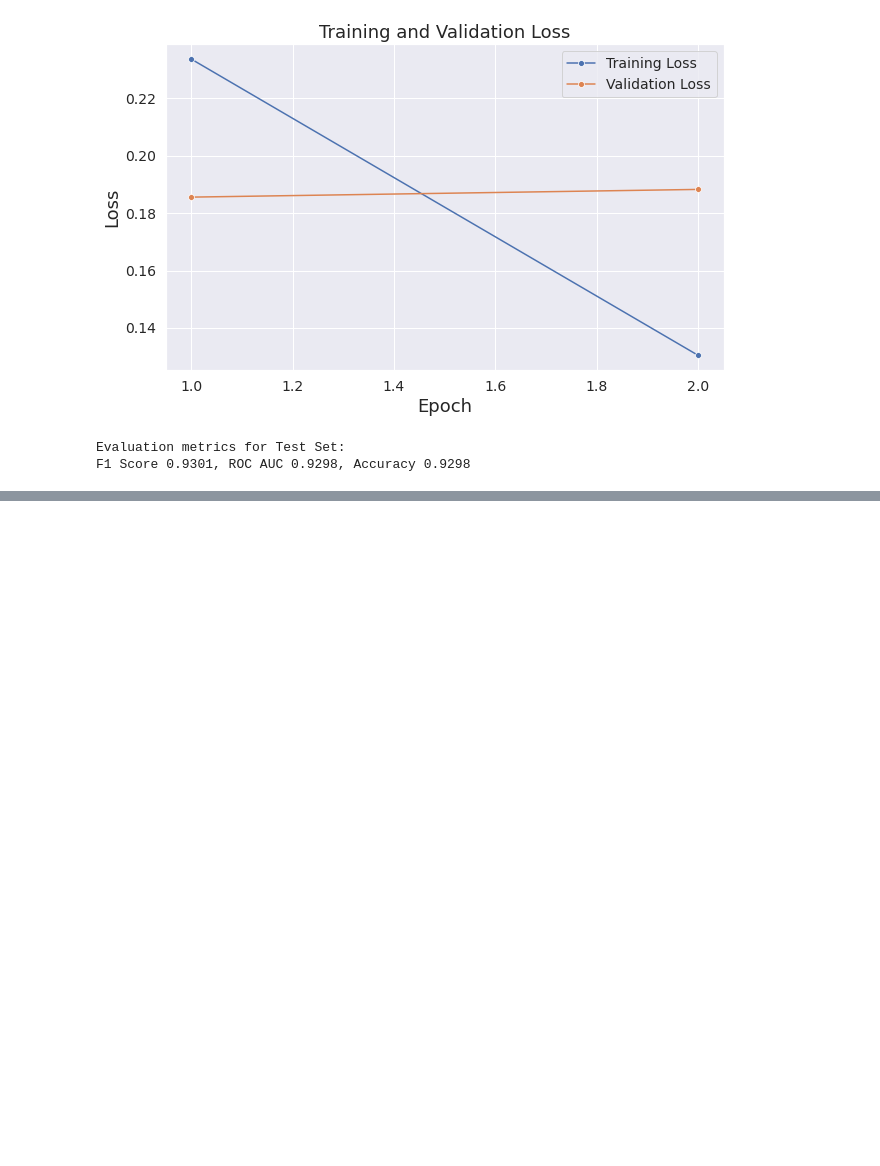
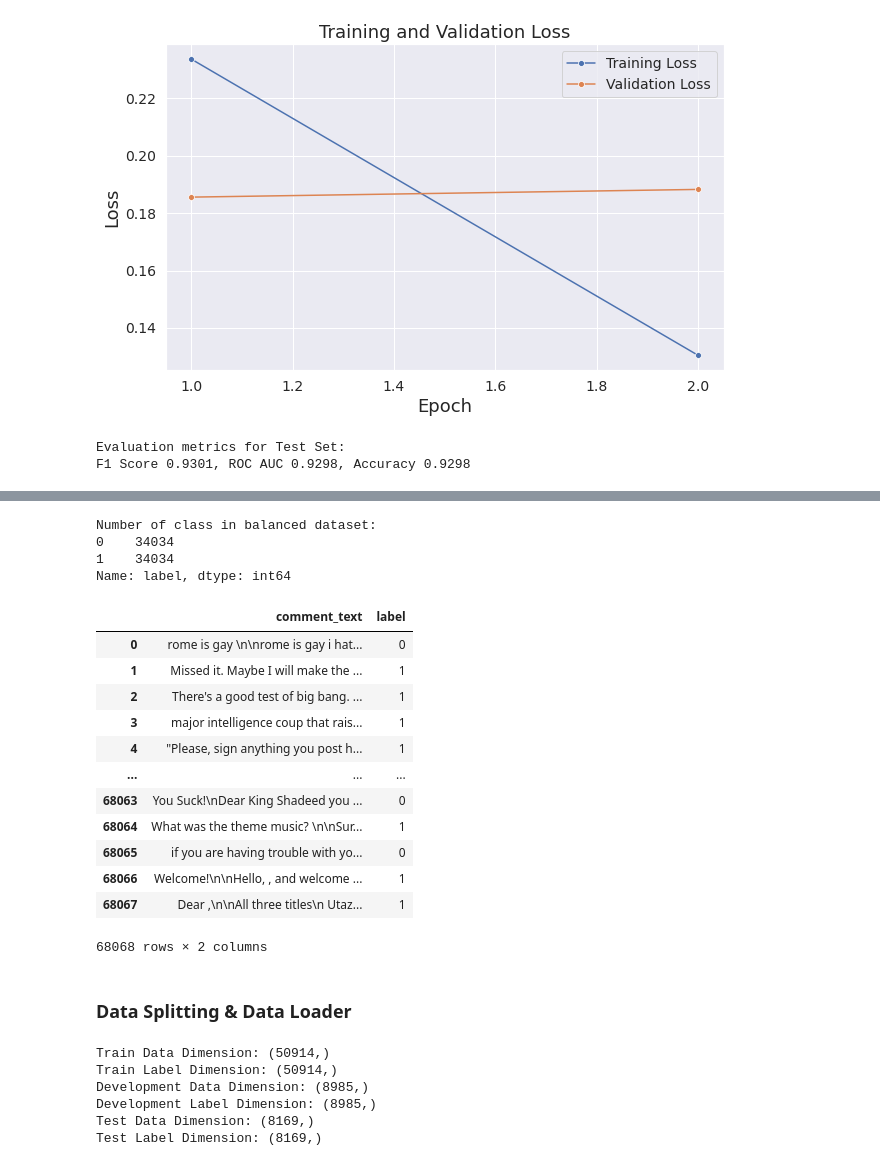
Before and after one commit to hjesse92/style_transfer_w266, a Jupyter notebook: notebooks/Classification_Model_NonToxicScore_DistilBERT.ipynb, the cells around one changed output, grey strips where cells are left out. Saved outputs shown, nothing was run; the diff lists cells and outputs as text; code cells hidden in the pictures; blank space fills up the shorter version.

```diff
--- a/notebooks/Classification_Model_NonToxicScore_DistilBERT.ipynb
+++ b/notebooks/Classification_Model_NonToxicScore_DistilBERT.ipynb
@@ -822,0 +980,40 @@ torch.save(unfreeze_model.state_dict(), 'models/DistilBertToxicClassification5.p
+# %%
+# Add the offensive, toxic texts to the balanced df
+toxic_texts = list(df_train_appdia["offensive-text"].values)
+toxic_labels = np.zeros(len(toxic_texts))
+toxic_df = pd.DataFrame({'comment_text': toxic_texts, 'label': toxic_labels})
+balanced_df = balanced_df.append(toxic_df, ignore_index=True)
+
+# Add the annotated non-toxic texts to the balanced df
+nontoxic_texts = list(df_train_appdia["style-transferred-text"].values)
+nontoxic_labels = np.ones(len(nontoxic_texts))
+nontoxic_df = pd.DataFrame({'comment_text': nontoxic_texts, 'label': nontoxic_labels})
+balanced_df = balanced_df.append(nontoxic_df, ignore_index=True)
+
+# Shuffle balanced df
+balanced_df['label'] = balanced_df['label'].astype(int)
+balanced_df = balanced_df.sample(frac=1, random_state=42)
+balanced_df = balanced_df.reset_index()
+balanced_df = balanced_df[["comment_text", "label"]]
+
+print("Number of class in balanced dataset:")
+print(balanced_df['label'].value_counts())
+balanced_df
+# %% [output]
+Number of class in balanced dataset:
+0    34034
+1    34034
+Name: label, dtype: int64
+|  | comment_text | label |
+| 0 | rome is gay \n\nrome is gay i hat... | 0 |
+| 1 | Missed it. Maybe I will make the ... | 1 |
+| 2 | There's a good test of big bang. ... | 1 |
+| 3 | major intelligence coup that rais... | 1 |
+| 4 | "Please, sign anything you post h... | 1 |
+| ... | ... | ... |
+| 68063 | You Suck!\nDear King Shadeed you ... | 0 |
+| 68064 | What was the theme music? \n\nSur... | 1 |
+| 68065 | if you are having trouble with yo... | 0 |
+| 68066 | Welcome!\n\nHello, , and welcome ... | 1 |
+| 68067 | Dear ,\n\nAll three titles\n Utaz... | 1 |
+68068 rows × 2 columns
@@ -822,0 +1027,2 @@ torch.save(unfreeze_model.state_dict(), 'models/DistilBertToxicClassification5.p
+# %% [markdown]
+### Data Splitting & Data Loader
@@ -822,0 +1049,14 @@ torch.save(unfreeze_model.state_dict(), 'models/DistilBertToxicClassification5.p
+# %%
+print('Train Data Dimension:', X_train.shape)
+print('Train Label Dimension:', y_train.shape)
+print('Development Data Dimension:', X_val.shape)
+print('Development Label Dimension:', y_val.shape)
+print('Test Data Dimension:', X_test.shape)
+print('Test Label Dimension:', y_test.shape)
+# %% [output]
+Train Data Dimension: (50914,)
+Train Label Dimension: (50914,)
+Development Data Dimension: (8985,)
+Development Label Dimension: (8985,)
+Test Data Dimension: (8169,)
+Test Label Dimension: (8169,)
```
Also changed, not shown: parts of 39 cells of this notebook, 1 other file.
